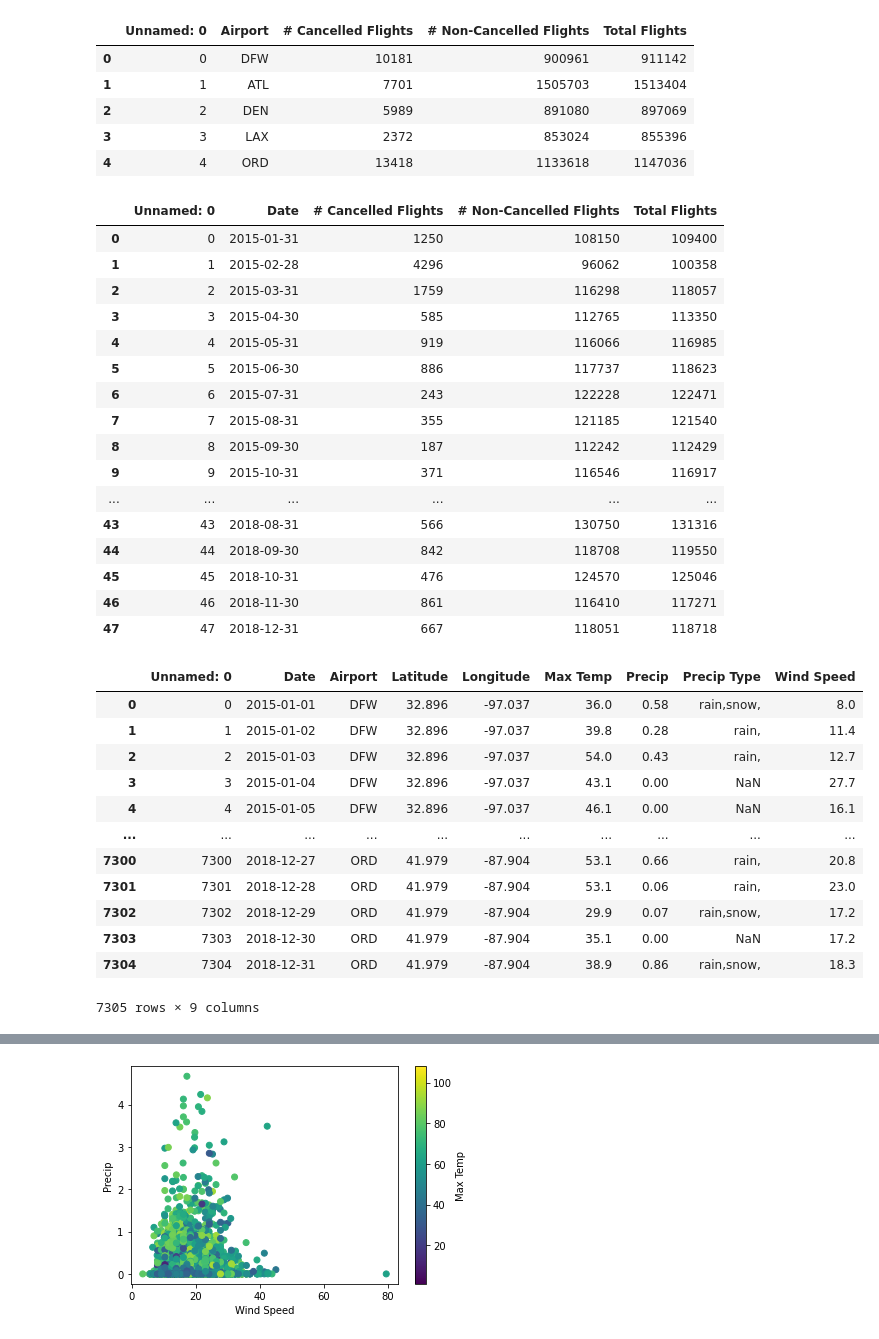
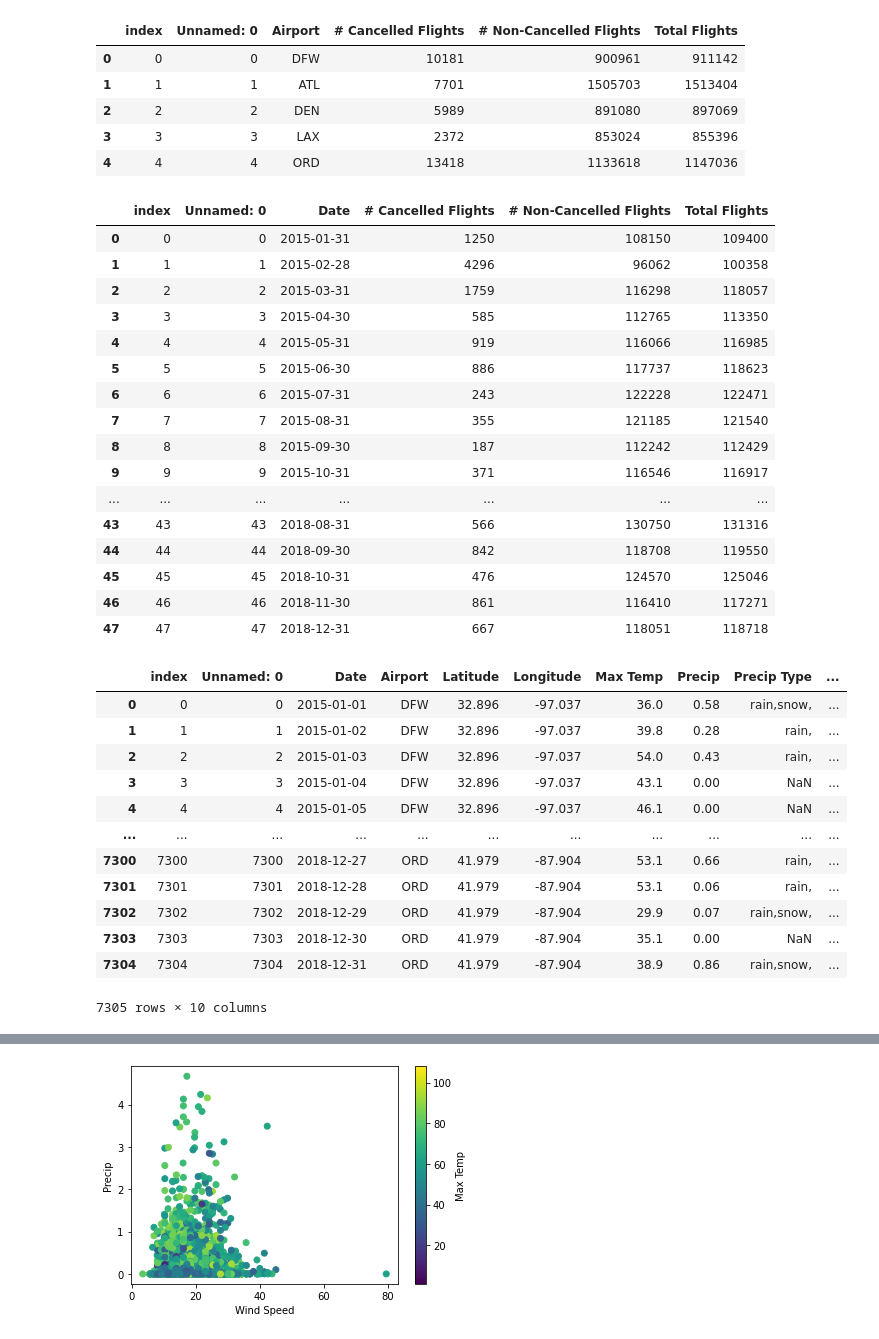
Before and after one commit to domingo-aj/Group-Project-1, a Jupyter notebook: dataviz_projectone_MG.ipynb, the cells around one changed output, grey strips where cells are left out. Cells and saved outputs as stored; diff of their text form; code cells hidden in the pictures.

```diff
--- a/dataviz_projectone_MG.ipynb
+++ b/dataviz_projectone_MG.ipynb
@@ -37,49 +38,49 @@ monthly_summary = pd.read_csv('Summary Flight Tables/monthly_summary.csv')
 weather_summary = pd.read_csv('airport_weather_data_result.csv')
 # %%
 #Cancelled and Non-Cancelled Flights by Airport
-flight_summary
+flight_summary.reset_index()
 # %% [output]
-|  | Unnamed: 0 | Airport | # Cancelled Flights | # Non-Cancelled Flights | Total Flights |
-| 0 | 0 | DFW | 10181 | 900961 | 911142 |
-| 1 | 1 | ATL | 7701 | 1505703 | 1513404 |
-| 2 | 2 | DEN | 5989 | 891080 | 897069 |
-| 3 | 3 | LAX | 2372 | 853024 | 855396 |
-| 4 | 4 | ORD | 13418 | 1133618 | 1147036 |
+|  | index | Unnamed: 0 | Airport | # Cancelled Flights | # Non-Cancelled Flights | Total Flights |
+| 0 | 0 | 0 | DFW | 10181 | 900961 | 911142 |
+| 1 | 1 | 1 | ATL | 7701 | 1505703 | 1513404 |
+| 2 | 2 | 2 | DEN | 5989 | 891080 | 897069 |
+| 3 | 3 | 3 | LAX | 2372 | 853024 | 855396 |
+| 4 | 4 | 4 | ORD | 13418 | 1133618 | 1147036 |
 # %%
 #Total Cancelled and Non-Cancelled Flights
-monthly_summary
+monthly_summary.reset_index()
 # %% [output]
-|  | Unnamed: 0 | Date | # Cancelled Flights | # Non-Cancelled Flights | Total Flights |
-| 0 | 0 | 2015-01-31 | 1250 | 108150 | 109400 |
-| 1 | 1 | 2015-02-28 | 4296 | 96062 | 100358 |
-| 2 | 2 | 2015-03-31 | 1759 | 116298 | 118057 |
-| 3 | 3 | 2015-04-30 | 585 | 112765 | 113350 |
-| 4 | 4 | 2015-05-31 | 919 | 116066 | 116985 |
-| 5 | 5 | 2015-06-30 | 886 | 117737 | 118623 |
-| 6 | 6 | 2015-07-31 | 243 | 122228 | 122471 |
-| 7 | 7 | 2015-08-31 | 355 | 121185 | 121540 |
-| 8 | 8 | 2015-09-30 | 187 | 112242 | 112429 |
-| 9 | 9 | 2015-10-31 | 371 | 116546 | 116917 |
-| ... | ... | ... | ... | ... | ... |
-| 43 | 43 | 2018-08-31 | 566 | 130750 | 131316 |
-| 44 | 44 | 2018-09-30 | 842 | 118708 | 119550 |
-| 45 | 45 | 2018-10-31 | 476 | 124570 | 125046 |
-| 46 | 46 | 2018-11-30 | 861 | 116410 | 117271 |
-| 47 | 47 | 2018-12-31 | 667 | 118051 | 118718 |
+|  | index | Unnamed: 0 | Date | # Cancelled Flights | # Non-Cancelled Flights | Total Flights |
+| 0 | 0 | 0 | 2015-01-31 | 1250 | 108150 | 109400 |
+| 1 | 1 | 1 | 2015-02-28 | 4296 | 96062 | 100358 |
+| 2 | 2 | 2 | 2015-03-31 | 1759 | 116298 | 118057 |
+| 3 | 3 | 3 | 2015-04-30 | 585 | 112765 | 113350 |
+| 4 | 4 | 4 | 2015-05-31 | 919 | 116066 | 116985 |
+| 5 | 5 | 5 | 2015-06-30 | 886 | 117737 | 118623 |
+| 6 | 6 | 6 | 2015-07-31 | 243 | 122228 | 122471 |
+| 7 | 7 | 7 | 2015-08-31 | 355 | 121185 | 121540 |
+| 8 | 8 | 8 | 2015-09-30 | 187 | 112242 | 112429 |
+| 9 | 9 | 9 | 2015-10-31 | 371 | 116546 | 116917 |
+| ... | ... | ... | ... | ... | ... | ... |
+| 43 | 43 | 43 | 2018-08-31 | 566 | 130750 | 131316 |
+| 44 | 44 | 44 | 2018-09-30 | 842 | 118708 | 119550 |
+| 45 | 45 | 45 | 2018-10-31 | 476 | 124570 | 125046 |
+| 46 | 46 | 46 | 2018-11-30 | 861 | 116410 | 117271 |
+| 47 | 47 | 47 | 2018-12-31 | 667 | 118051 | 118718 |
 # %%
 #Total Weather Summary
-weather_summary
+weather_summary.reset_index()
 # %% [output]
-|  | Unnamed: 0 | Date | Airport | Latitude | Longitude | Max Temp | Precip | Precip Type | Wind Speed |
-| 0 | 0 | 2015-01-01 | DFW | 32.896 | -97.037 | 36.0 | 0.58 | rain,snow, | 8.0 |
-| 1 | 1 | 2015-01-02 | DFW | 32.896 | -97.037 | 39.8 | 0.28 | rain, | 11.4 |
-| 2 | 2 | 2015-01-03 | DFW | 32.896 | -97.037 | 54.0 | 0.43 | rain, | 12.7 |
-| 3 | 3 | 2015-01-04 | DFW | 32.896 | -97.037 | 43.1 | 0.00 | NaN | 27.7 |
-| 4 | 4 | 2015-01-05 | DFW | 32.896 | -97.037 | 46.1 | 0.00 | NaN | 16.1 |
-| ... | ... | ... | ... | ... | ... | ... | ... | ... | ... |
-| 7300 | 7300 | 2018-12-27 | ORD | 41.979 | -87.904 | 53.1 | 0.66 | rain, | 20.8 |
-| 7301 | 7301 | 2018-12-28 | ORD | 41.979 | -87.904 | 53.1 | 0.06 | rain, | 23.0 |
-| 7302 | 7302 | 2018-12-29 | ORD | 41.979 | -87.904 | 29.9 | 0.07 | rain,snow, | 17.2 |
-| 7303 | 7303 | 2018-12-30 | ORD | 41.979 | -87.904 | 35.1 | 0.00 | NaN | 17.2 |
-| 7304 | 7304 | 2018-12-31 | ORD | 41.979 | -87.904 | 38.9 | 0.86 | rain,snow, | 18.3 |
+|  | index | Unnamed: 0 | Date | Airport | Latitude | Longitude | Max Temp | Precip | Precip Type | ... |
+| 0 | 0 | 0 | 2015-01-01 | DFW | 32.896 | -97.037 | 36.0 | 0.58 | rain,snow, | ... |
+| 1 | 1 | 1 | 2015-01-02 | DFW | 32.896 | -97.037 | 39.8 | 0.28 | rain, | ... |
+| 2 | 2 | 2 | 2015-01-03 | DFW | 32.896 | -97.037 | 54.0 | 0.43 | rain, | ... |
+| 3 | 3 | 3 | 2015-01-04 | DFW | 32.896 | -97.037 | 43.1 | 0.00 | NaN | ... |
+| 4 | 4 | 4 | 2015-01-05 | DFW | 32.896 | -97.037 | 46.1 | 0.00 | NaN | ... |
+| ... | ... | ... | ... | ... | ... | ... | ... | ... | ... | ... |
+| 7300 | 7300 | 7300 | 2018-12-27 | ORD | 41.979 | -87.904 | 53.1 | 0.66 | rain, | ... |
+| 7301 | 7301 | 7301 | 2018-12-28 | ORD | 41.979 | -87.904 | 53.1 | 0.06 | rain, | ... |
+| 7302 | 7302 | 7302 | 2018-12-29 | ORD | 41.979 | -87.904 | 29.9 | 0.07 | rain,snow, | ... |
+| 7303 | 7303 | 7303 | 2018-12-30 | ORD | 41.979 | -87.904 | 35.1 | 0.00 | NaN | ... |
+| 7304 | 7304 | 7304 | 2018-12-31 | ORD | 41.979 | -87.904 | 38.9 | 0.86 | rain,snow, | ... |
-7305 rows × 9 columns
+7305 rows × 10 columns
```
Also changed, not shown: parts of 13 cells of this notebook.
